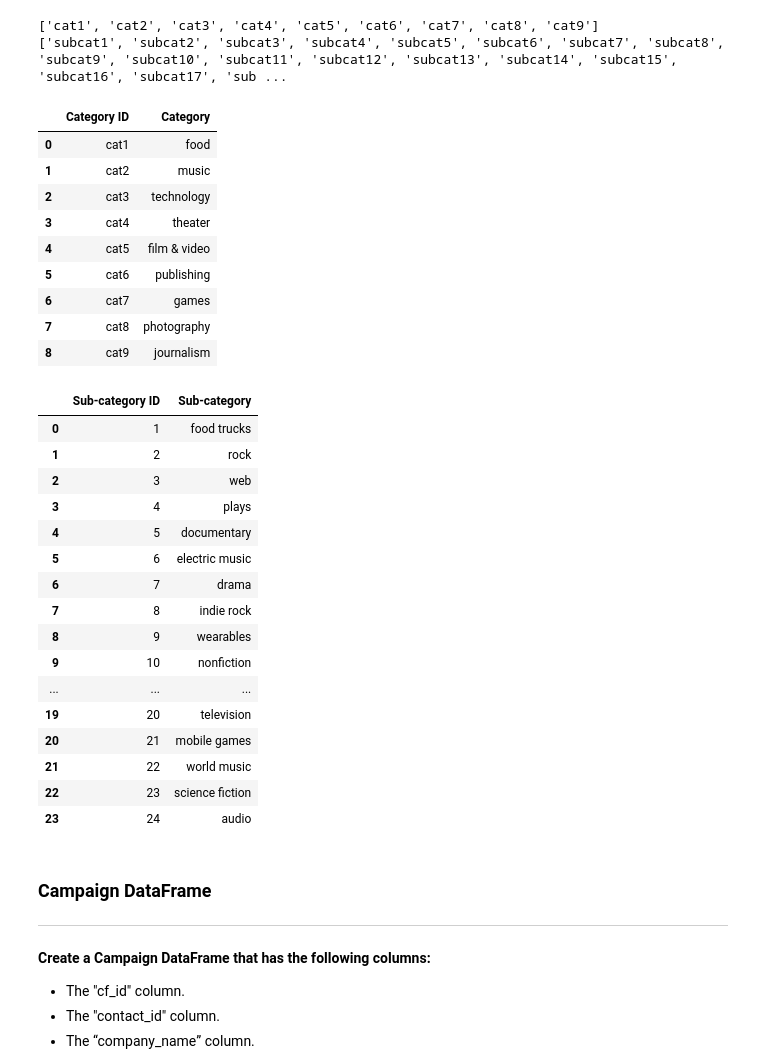
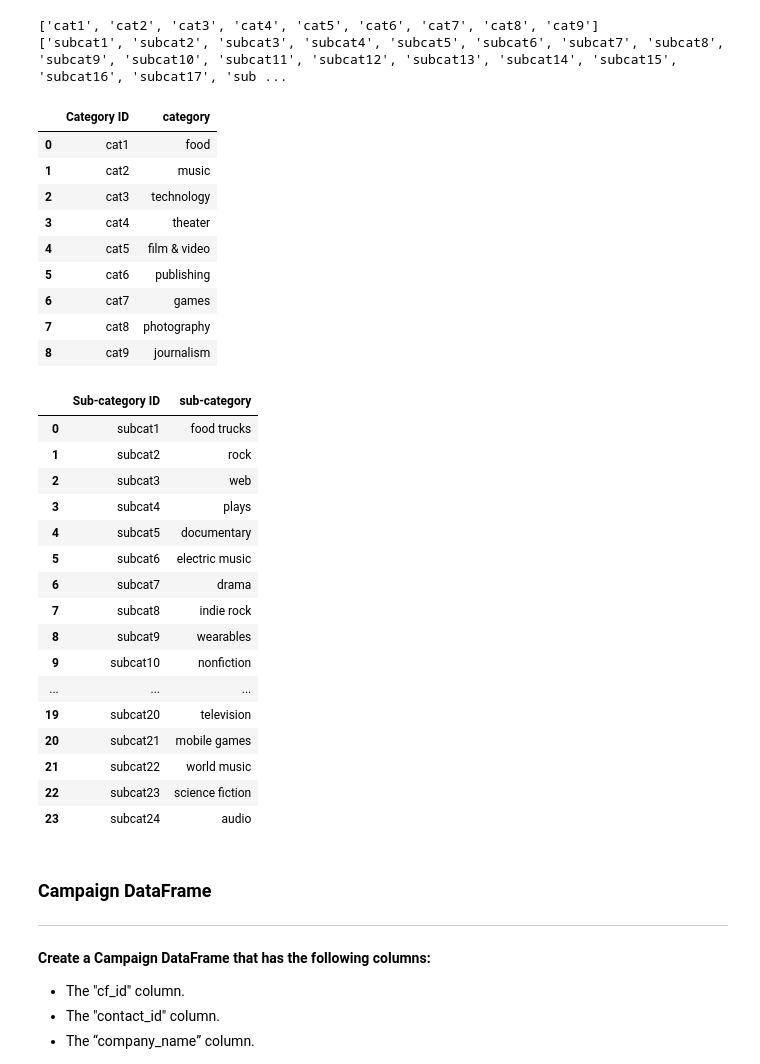
Before and after one commit to alisonands/ETL-project, a Jupyter notebook: Starter_Files/starter-code.ipynb, the cells around one changed output. Saved outputs shown, nothing was run; the diff lists cells and outputs as text; code cells hidden in the pictures.

```diff
--- a/Starter_Files/starter-code.ipynb
+++ b/Starter_Files/starter-code.ipynb
@@ -115,40 +115,40 @@ print(scat_ids)
 # %%
 # Create a category DataFrame with the category_id array as the category_id and categories list as the category name.
 category_df = pd.DataFrame({'Category ID':cat_ids,
-                            'Category': categories})
+                            'category': categories})
 display(category_df)
 # Create a category DataFrame with the subcategory_id array as the subcategory_id and subcategories list as the subcategory name.
-subcategory_df = pd.DataFrame({'Sub-category ID': subcategory_ids,
-                               'Sub-category': subcategories})
+subcategory_df = pd.DataFrame({'Sub-category ID': scat_ids,
+                               'sub-category': subcategories})
 display(subcategory_df)
 # %% [output]
-|  | Category ID | Category |
+|  | Category ID | category |
 | 0 | cat1 | food |
 | 1 | cat2 | music |
 | 2 | cat3 | technology |
 | 3 | cat4 | theater |
 | 4 | cat5 | film & video |
 | 5 | cat6 | publishing |
 | 6 | cat7 | games |
 | 7 | cat8 | photography |
 | 8 | cat9 | journalism |
-|  | Sub-category ID | Sub-category |
-| 0 | 1 | food trucks |
-| 1 | 2 | rock |
-| 2 | 3 | web |
-| 3 | 4 | plays |
-| 4 | 5 | documentary |
-| 5 | 6 | electric music |
-| 6 | 7 | drama |
-| 7 | 8 | indie rock |
-| 8 | 9 | wearables |
-| 9 | 10 | nonfiction |
+|  | Sub-category ID | sub-category |
+| 0 | subcat1 | food trucks |
+| 1 | subcat2 | rock |
+| 2 | subcat3 | web |
+| 3 | subcat4 | plays |
+| 4 | subcat5 | documentary |
+| 5 | subcat6 | electric music |
+| 6 | subcat7 | drama |
+| 7 | subcat8 | indie rock |
+| 8 | subcat9 | wearables |
+| 9 | subcat10 | nonfiction |
 | ... | ... | ... |
-| 19 | 20 | television |
-| 20 | 21 | mobile games |
-| 21 | 22 | world music |
-| 22 | 23 | science fiction |
-| 23 | 24 | audio |
+| 19 | subcat20 | television |
+| 20 | subcat21 | mobile games |
+| 21 | subcat22 | world music |
+| 22 | subcat23 | science fiction |
+| 23 | subcat24 | audio |
 # %%
 # Export categories_df and subcategories_df as CSV files.
 category_df.to_csv("Resources/category.csv", index=False)
```
Also changed, not shown: parts of 8 cells of this notebook, 3 other files.
